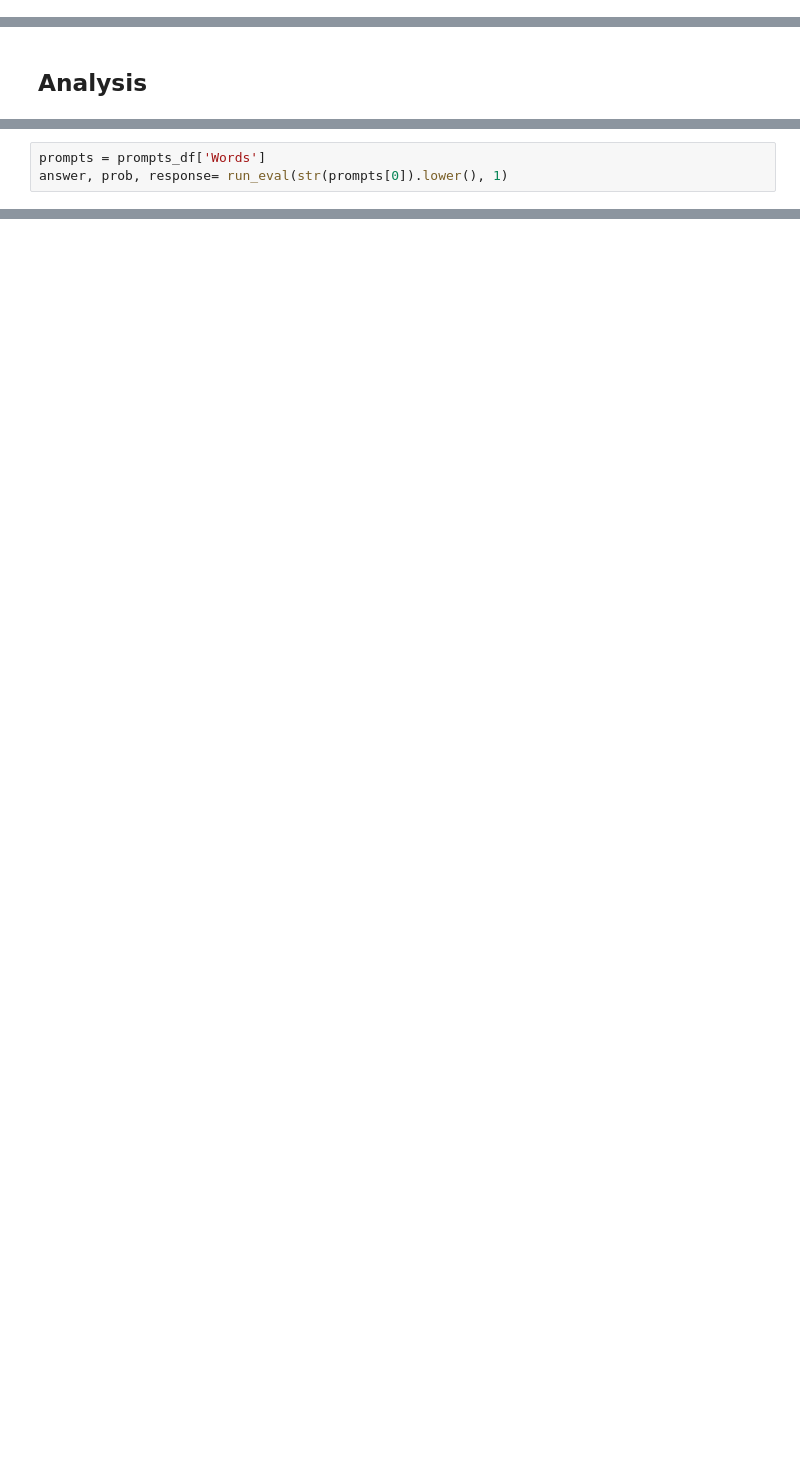
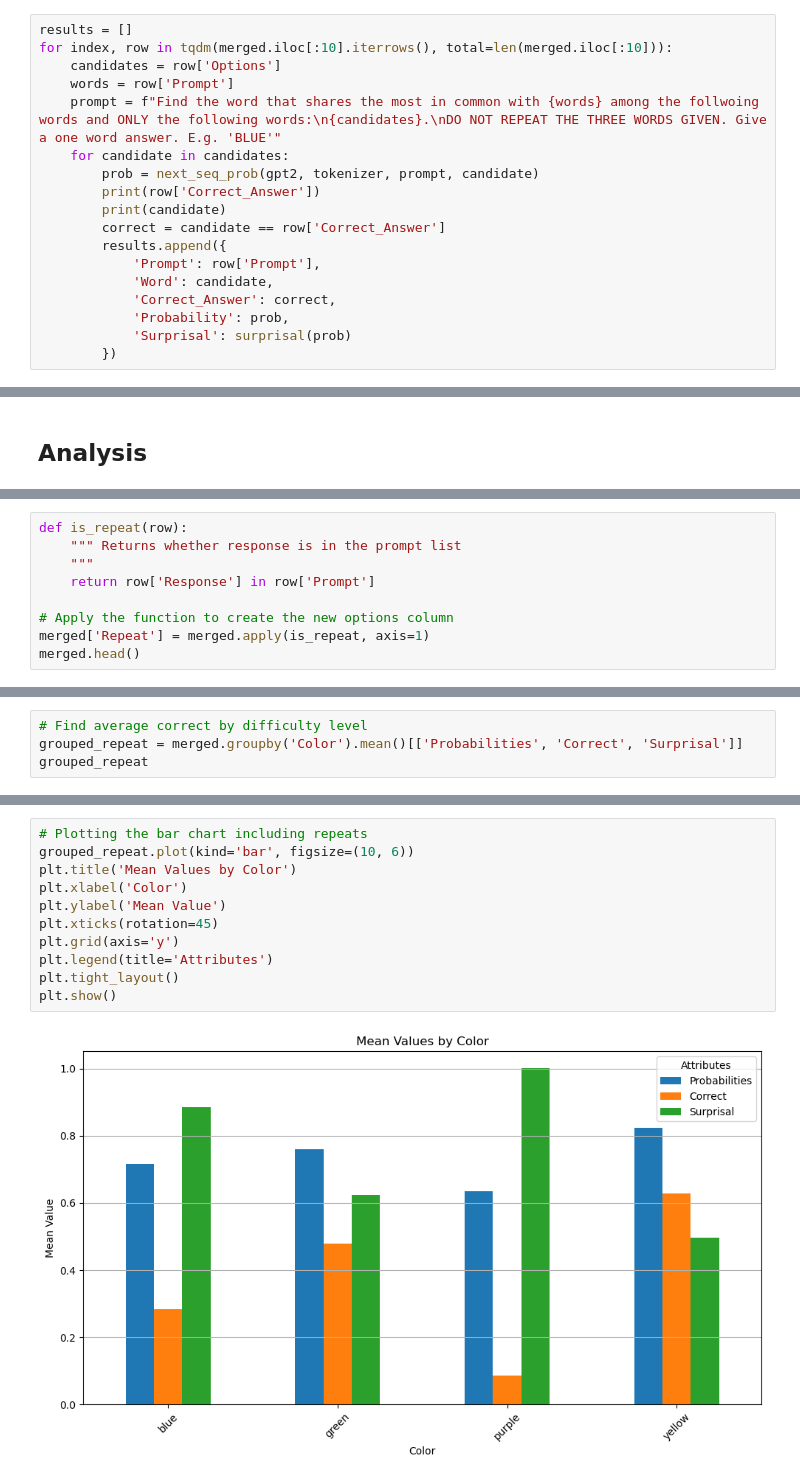
Before and after one commit to e2wang/gpt-connections, a Jupyter notebook: analysis.ipynb, the cells around one changed output, grey strips where cells are left out. Saved outputs shown, nothing was run; the diff lists cells and outputs as text; blank space fills up the shorter version.

Commit message:
Update results

```diff
--- a/analysis.ipynb
+++ b/analysis.ipynb
@@ -79,0 +252,18 @@ prompts_df.head()
+# %%
+results = []
+for index, row in tqdm(merged.iloc[:10].iterrows(), total=len(merged.iloc[:10])):
+    candidates = row['Options']
+    words = row['Prompt']
+    prompt = f"Find the word that shares the most in common with {words} among the follwoing words and ONLY the following words:\n{candidates}.\nDO NOT REPEAT THE THREE WORDS GIVEN. Give a one word answer. E.g. 'BLUE'"
+    for candidate in candidates:
+        prob = next_seq_prob(gpt2, tokenizer, prompt, candidate)
+        print(row['Correct_Answer'])
+        print(candidate)
+        correct = candidate == row['Correct_Answer']
+        results.append({
+            'Prompt': row['Prompt'],
+            'Word': candidate,
+            'Correct_Answer': correct,
+            'Probability': prob,
+            'Surprisal': surprisal(prob)
+        })
@@ -113,3 +273,0 @@ def run_eval(words, game_id):
-# %%
-prompts = prompts_df['Words']
-answer, prob, response= run_eval(str(prompts[0]).lower(), 1)
@@ -227,0 +276,9 @@ merged.head()
+# %%
+def is_repeat(row):
+    """ Returns whether response is in the prompt list
+    """
+    return row['Response'] in row['Prompt']
+
+# Apply the function to create the new options column
+merged['Repeat'] = merged.apply(is_repeat, axis=1)
+merged.head()
@@ -227,0 +297,4 @@ merged.head()
+# %%
+# Find average correct by difficulty level
+grouped_repeat = merged.groupby('Color').mean()[['Probabilities', 'Correct', 'Surprisal']]
+grouped_repeat
@@ -227,0 +308,13 @@ merged.head()
+# %%
+# Plotting the bar chart including repeats
+grouped_repeat.plot(kind='bar', figsize=(10, 6))
+plt.title('Mean Values by Color')
+plt.xlabel('Color')
+plt.ylabel('Mean Value')
+plt.xticks(rotation=45)
+plt.grid(axis='y')
+plt.legend(title='Attributes')
+plt.tight_layout()
+plt.show()
+# %% [output]
+[figure, added]
```
Also changed, not shown: parts of 36 cells of this notebook, 1 other file.
